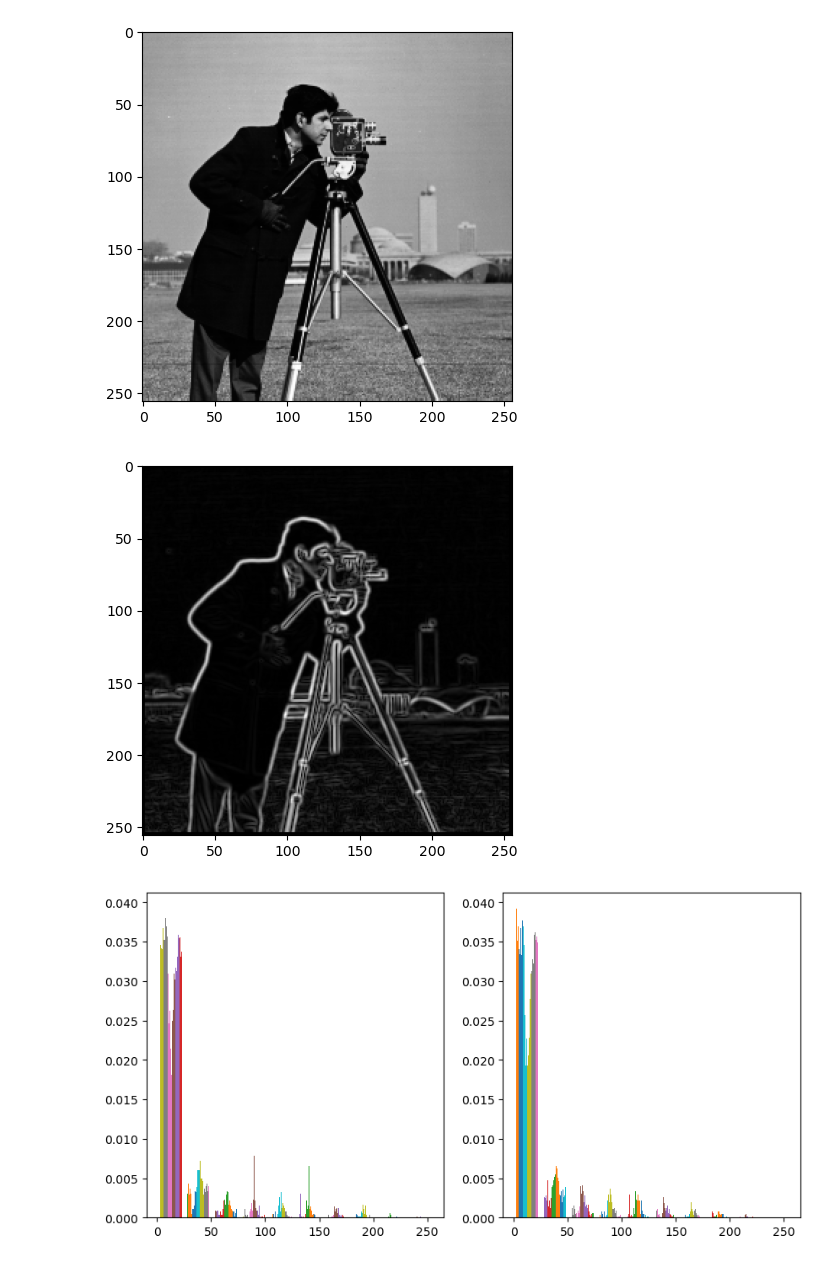
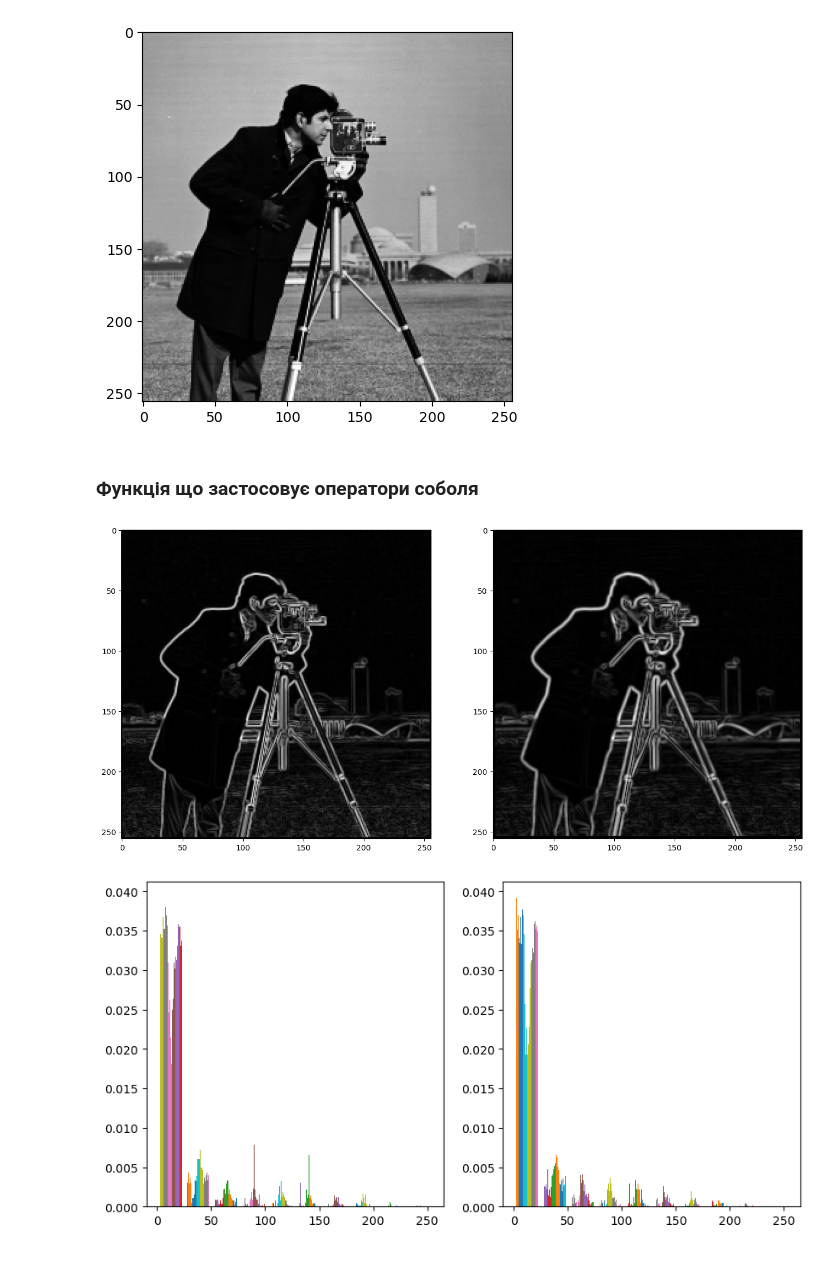
Before and after one commit to ItyTell/classes_notes, a Jupyter notebook: pattern_recognition/lab2/main.ipynb, the cells around one changed output. Cells and saved outputs as stored; diff of their text form; code cells hidden in the pictures.

```diff
--- a/pattern_recognition/lab2/main.ipynb
+++ b/pattern_recognition/lab2/main.ipynb
@@ -17,6 +16,8 @@ plt.show()
 # %%
 def mashtab(img, a = 0, b = 255):
     return (img - img.min()) / (img.max() - img.min()) * (b - a) + a
+# %% [markdown]
+### Функція що застосовує оператори соболя
 # %%
 def conv(image, kernel):
     image_h = image.shape[0]
@@ -35,7 +36,9 @@ def conv(image, kernel):
             image_conv[i][j] = sum
     return image_conv
 # %%
-sobel_3 = np.array([[-1, 0, 1], [-2, 0, 2], [-1, 0, 1]])
+sobel_3 = np.array([[-1, 0, 1],
+                    [-2, 0, 2],
+                    [-1, 0, 1]])
 sobel_5 = np.array([[-1 / 4 , -1 / 2 , 0 , 1 / 2 , 1 / 4],
                     [-1 / 2 , -1 , 0 , 1 , 1 / 2],
                     [-1 , -2 , 0 , 2 , 1],
@@ -45,10 +48,12 @@ sobel_5 = np.array([[-1 / 4 , -1 / 2 , 0 , 1 / 2 , 1 / 4],
 img_sobel3 = mashtab(np.sqrt(np.power(conv(img, sobel_3), 2) + np.power(conv(img, sobel_3.T), 2)))
 img_sobel5 = mashtab(np.sqrt(np.power(conv(img, sobel_5), 2) + np.power(conv(img, sobel_5.T), 2)))
 # %%
-plt.imshow(img_sobel5, cmap=plt.get_cmap('gray'), vmin=0,vmax=255)
+fig, axs = plt.subplots(1, 2, figsize=(16, 8))
+axs[0].imshow(img_sobel3, cmap=plt.get_cmap('gray'), vmin=0,vmax=255)
+axs[1].imshow(img_sobel5, cmap=plt.get_cmap('gray'), vmin=0,vmax=255)
 plt.show()
 # %% [output]
-[figure, old version]
+[figure, new version]
 # %%
 fig, axs = plt.subplots(1, 2, figsize=(10, 5))
 axs[0].hist(mashtab(img_sobel3), density=True)
```
Also changed, not shown: parts of 8 cells of this notebook, 10 other files.
